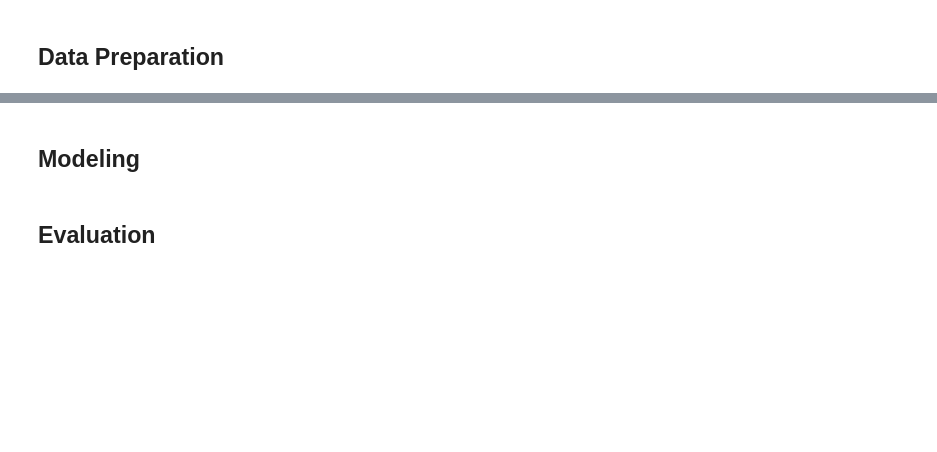
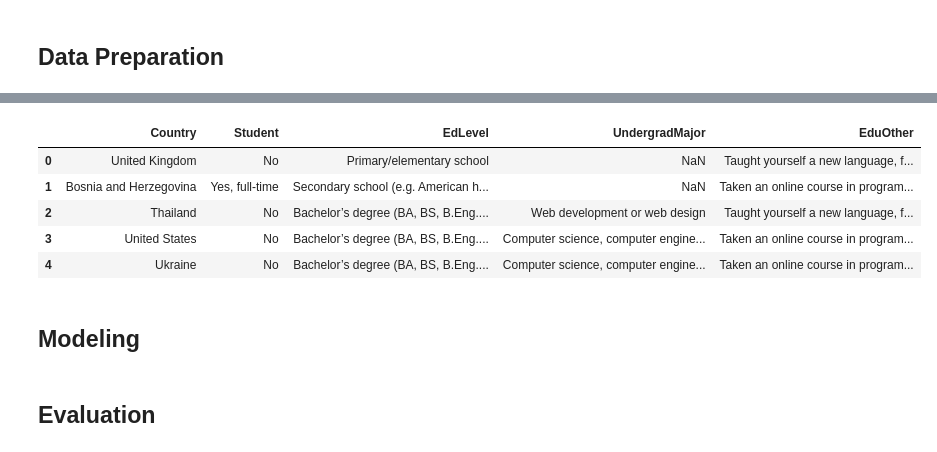
Before and after one commit to MarshEnterprises/Udacity_Project1, a Jupyter notebook: Udacity_Project1.ipynb, the cells around one changed output, grey strips where cells are left out. Drawn from its saved outputs; the diff is of its cells as text; code cells hidden in the pictures; blank space fills up the shorter version.

```diff
--- a/Udacity_Project1.ipynb
+++ b/Udacity_Project1.ipynb
@@ -51,3 +136,14 @@ memory usage: 57.6+ MB
+# %%
+df_background = df[['Country', 'Student', 'EdLevel', 'UndergradMajor', 'EduOther', 'Age', 'Gender']]
+# %%
+df_background.head()
+# %% [output]
+|  | Country | Student | EdLevel | UndergradMajor | EduOther |
+| 0 | United Kingdom | No | Primary/elementary school | NaN | Taught yourself a new language, f... |
+| 1 | Bosnia and Herzegovina | Yes, full-time | Secondary school (e.g. American h... | NaN | Taken an online course in program... |
+| 2 | Thailand | No | Bachelor’s degree (BA, BS, B.Eng.... | Web development or web design | Taught yourself a new language, f... |
+| 3 | United States | No | Bachelor’s degree (BA, BS, B.Eng.... | Computer science, computer engine... | Taken an online course in program... |
+| 4 | Ukraine | No | Bachelor’s degree (BA, BS, B.Eng.... | Computer science, computer engine... | Taken an online course in program... |
 # %% [markdown]
 ## Modeling
 # %% [markdown]
```
Also changed, not shown: parts of 13 cells of this notebook, 1 other file.
